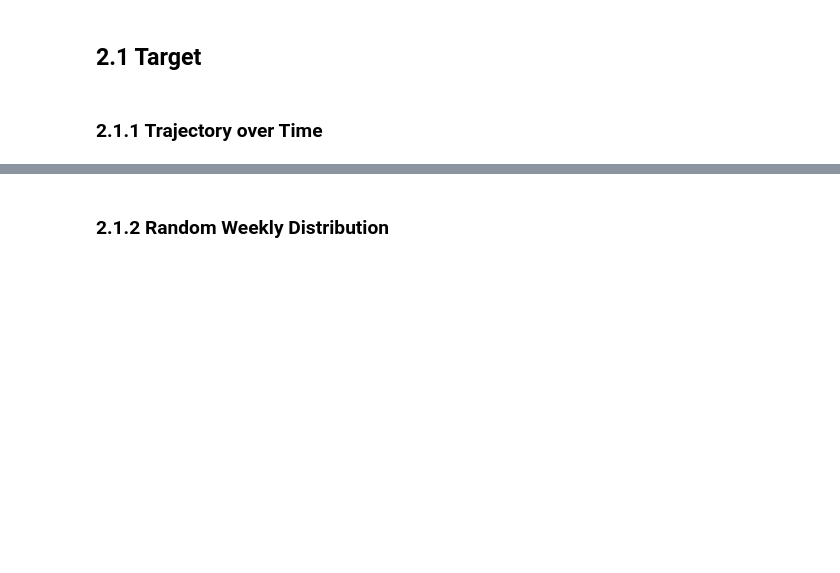
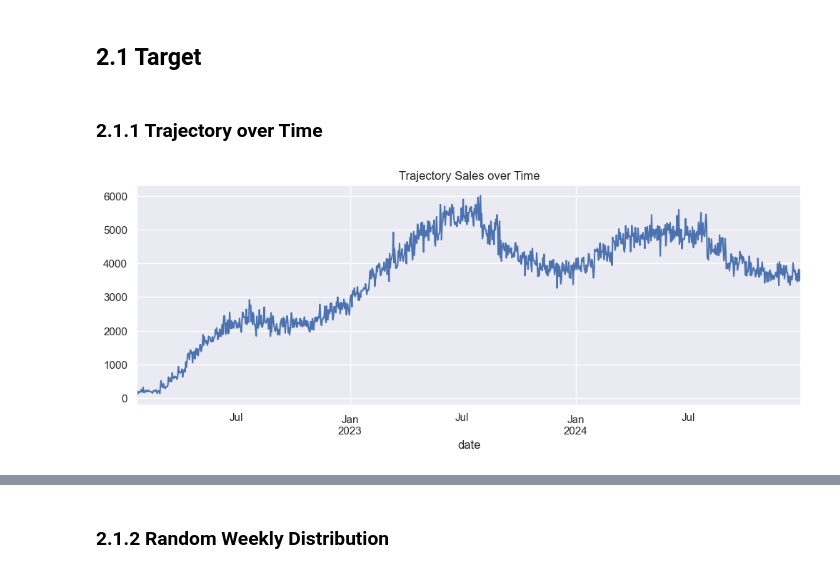
Before and after one commit to emsif84/sales_forecasting, a Jupyter notebook: Forecasting/1_eda/eda.ipynb, the cells around one changed output, grey strips where cells are left out. Cells and saved outputs as stored; diff of their text form; code cells hidden in the pictures; blank space fills up the shorter version.

Commit message:
Change plotly figures into plt figures in eda

```diff
--- a/Forecasting/1_eda/eda.ipynb
+++ b/Forecasting/1_eda/eda.ipynb
@@ -10,7 +10,7 @@ pd.options.display.float_format = None
 # https://www.kaggle.com/datasets/beatafaron/fmcg-daily-sales-data-to-2022-2024
 # %%
 def read_data():
-    data = pd.read_csv(r"C:\Users\flori\Documents\Github\Forecasting\data\FMCG_2022_2024.csv")
+    data = pd.read_csv(r"C:\Users\flori\Documents\Github\Forecasting\sales_forecasting\data\FMCG_2022_2024.csv")
     return data
 
 data = read_data()
@@ -83,10 +83,8 @@ data = data[~data["delivered_qty"] < 0]
 ### 2.1.1 Trajectory over Time
 # %%
 # Trajectory of Overall Sales over Time
-daily_sales_overall = data.resample("D")["units_sold"].sum()
-
-# Plot
-fig = px.line(data_frame=daily_sales_overall, x=daily_sales_overall.index, y="units_sold", title="Daily Overall Sales over Time")
-fig.show()
+daily_sales_overall = data.resample("D")["units_sold"].sum().plot(figsize=(12,4), title="Trajectory Sales over Time")
+# %% [output]
+[figure, added]
 # %%
 # Trajectory of Sales per Category over Time
```
Also changed, not shown: parts of 4 cells of this notebook.
